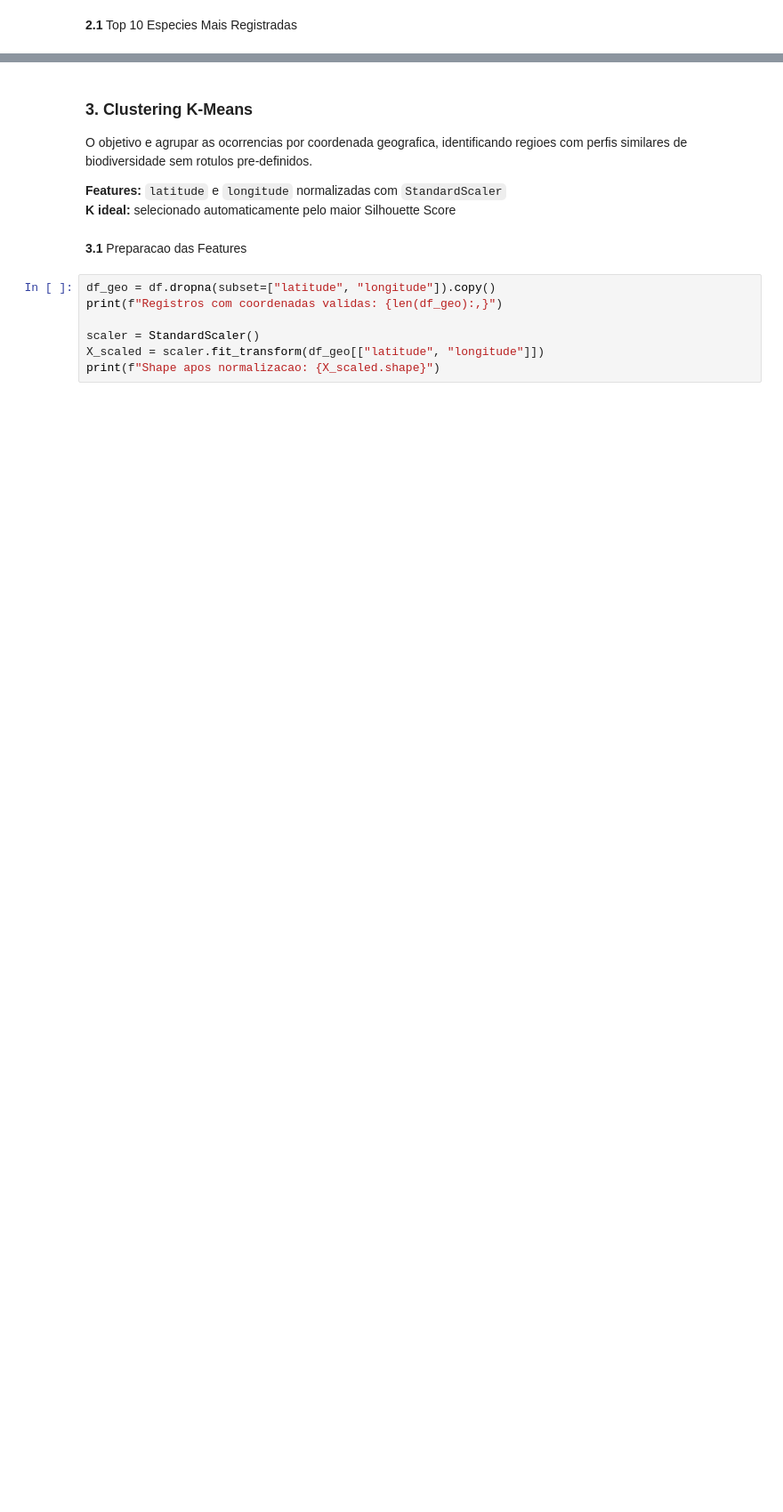
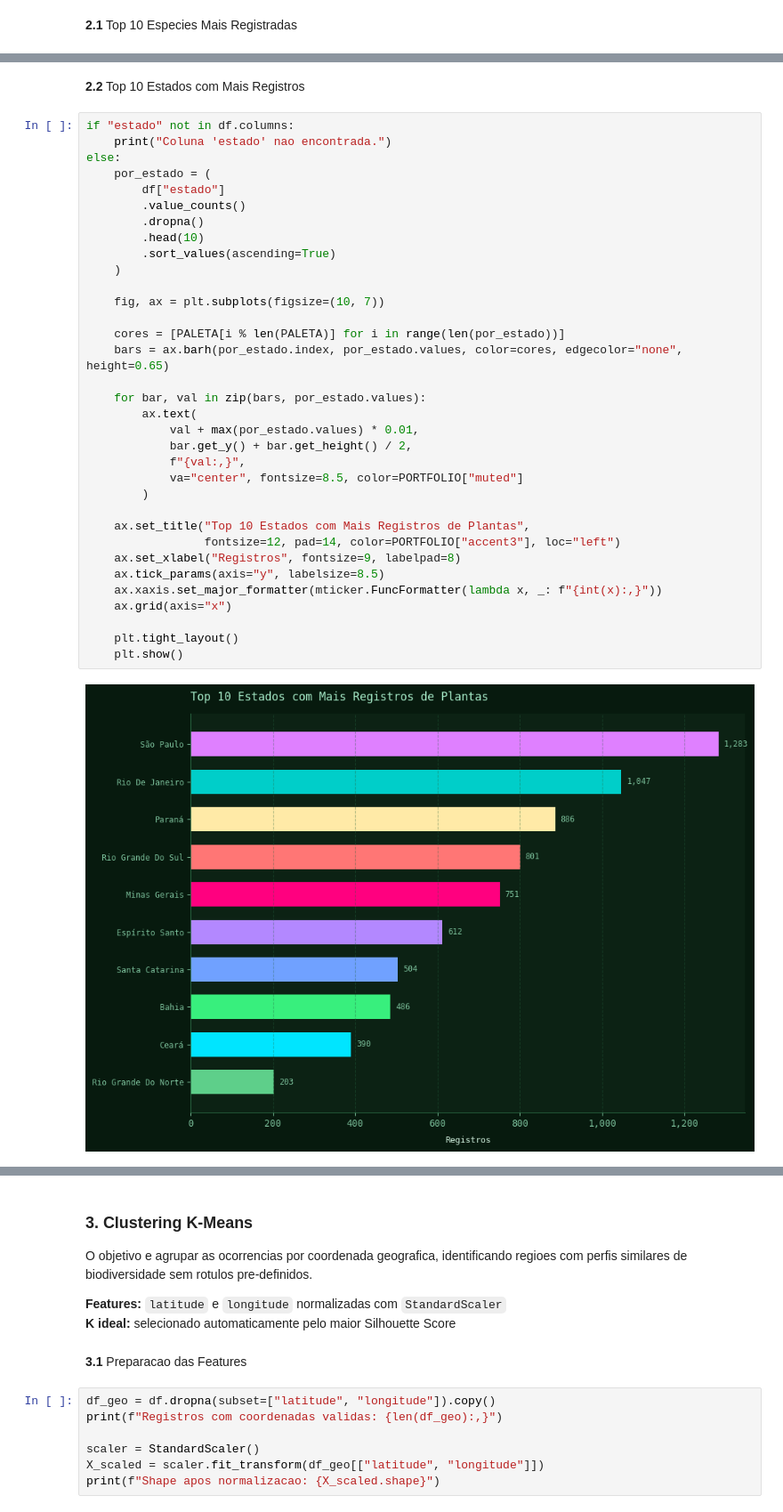
Before and after one commit to franciellerl/Flores-do-Brasil, a Jupyter notebook: analise.ipynb, the cells around one changed output, grey strips where cells are left out. Shown at 89% size. Drawn from its saved outputs; the diff is of its cells as text; blank space fills up the shorter version.

```diff
--- a/analise.ipynb
+++ b/analise.ipynb
@@ -153 +152,39 @@ Salvo: 01_top_especies.png
+# %% [markdown]
+**2.2** Top 10 Estados com Mais Registros
+# %%
+if "estado" not in df.columns:
+    print("Coluna 'estado' nao encontrada.")
+else:
+    por_estado = (
+        df["estado"]
+        .value_counts()
+        .dropna()
+        .head(10)
+        .sort_values(ascending=True)
+    )
+
+    fig, ax = plt.subplots(figsize=(10, 7))
+
+    cores = [PALETA[i % len(PALETA)] for i in range(len(por_estado))]
+    bars = ax.barh(por_estado.index, por_estado.values, color=cores, edgecolor="none", height=0.65)
+
+    for bar, val in zip(bars, por_estado.values):
+        ax.text(
+            val + max(por_estado.values) * 0.01,
+            bar.get_y() + bar.get_height() / 2,
+            f"{val:,}",
+            va="center", fontsize=8.5, color=PORTFOLIO["muted"]
+        )
+
+    ax.set_title("Top 10 Estados com Mais Registros de Plantas",
+                 fontsize=12, pad=14, color=PORTFOLIO["accent3"], loc="left")
+    ax.set_xlabel("Registros", fontsize=9, labelpad=8)
+    ax.tick_params(axis="y", labelsize=8.5)
+    ax.xaxis.set_major_formatter(mticker.FuncFormatter(lambda x, _: f"{int(x):,}"))
+    ax.grid(axis="x")
+
+    plt.tight_layout()
+    plt.show()
+# %% [output]
+[figure, added]
 # %% [markdown]
```
Also changed, not shown: parts of 21 cells of this notebook, 4 other files.
